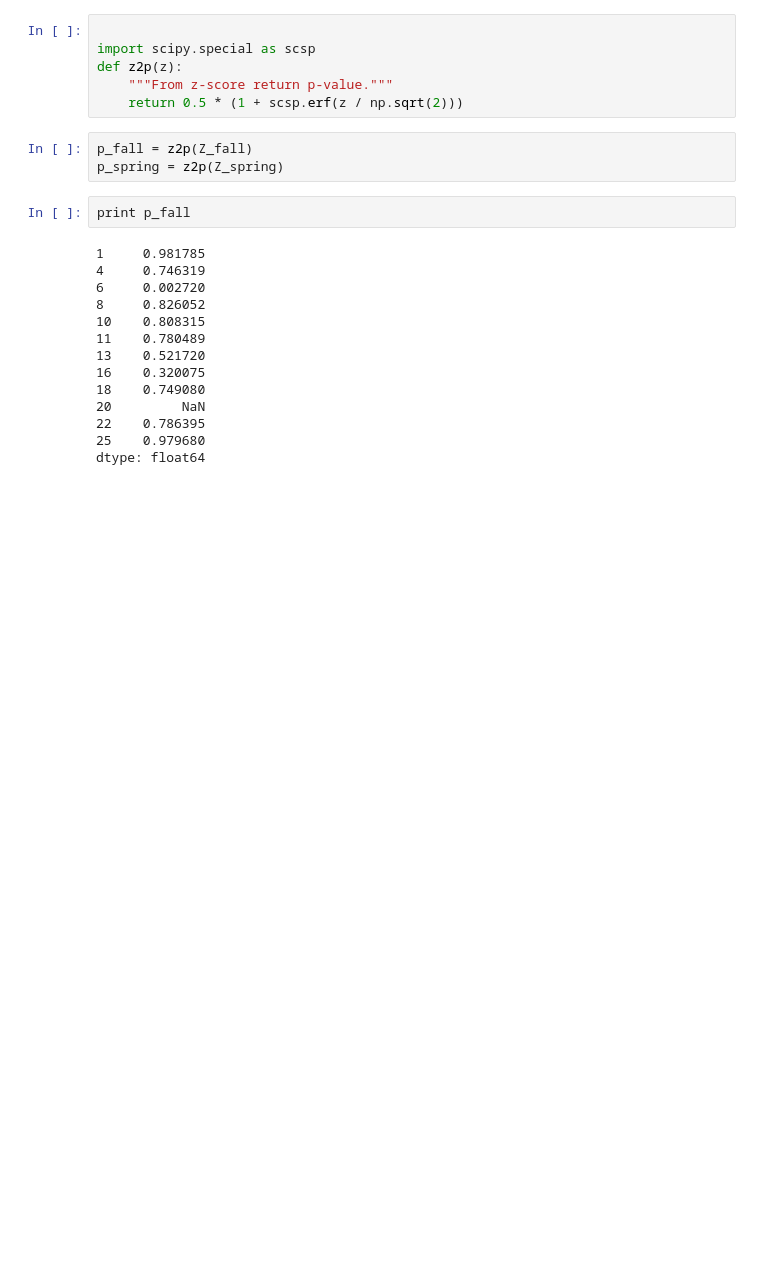
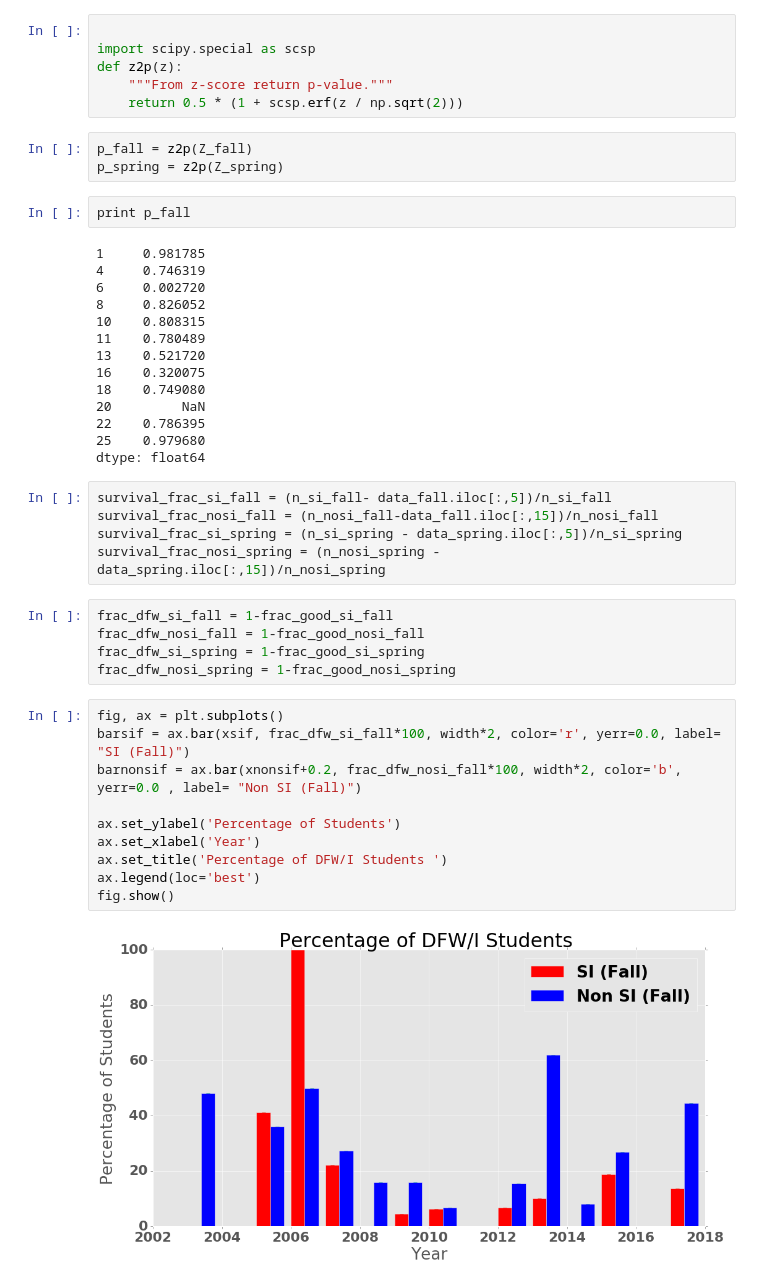
Before and after one commit to drimal/USAPhysics, a Jupyter notebook: USACollegePhysics.ipynb, the cells around one changed output. Drawn from its saved outputs; the diff is of its cells as text; blank space fills up the shorter version.

Commit message:
more plots

```diff
--- a/USACollegePhysics.ipynb
+++ b/USACollegePhysics.ipynb
@@ -350,3 +350,25 @@ print p_fall
 22    0.786395
 25    0.979680
 dtype: float64
+# %%
+survival_frac_si_fall = (n_si_fall- data_fall.iloc[:,5])/n_si_fall
+survival_frac_nosi_fall = (n_nosi_fall-data_fall.iloc[:,15])/n_nosi_fall
+survival_frac_si_spring = (n_si_spring - data_spring.iloc[:,5])/n_si_spring
+survival_frac_nosi_spring = (n_nosi_spring - data_spring.iloc[:,15])/n_nosi_spring
+# %%
+frac_dfw_si_fall = 1-frac_good_si_fall
+frac_dfw_nosi_fall = 1-frac_good_nosi_fall
+frac_dfw_si_spring = 1-frac_good_si_spring
+frac_dfw_nosi_spring = 1-frac_good_nosi_spring
+# %%
+fig, ax = plt.subplots()
+barsif = ax.bar(xsif, frac_dfw_si_fall*100, width*2, color='r', yerr=0.0, label= "SI (Fall)")
+barnonsif = ax.bar(xnonsif+0.2, frac_dfw_nosi_fall*100, width*2, color='b', yerr=0.0 , label= "Non SI (Fall)")
+
+ax.set_ylabel('Percentage of Students')
+ax.set_xlabel('Year')
+ax.set_title('Percentage of DFW/I Students ')
+ax.legend(loc='best')
+fig.show()
+# %% [output]
+[figure, added]
```
Also changed, not shown: parts of 1 cell of this notebook.
